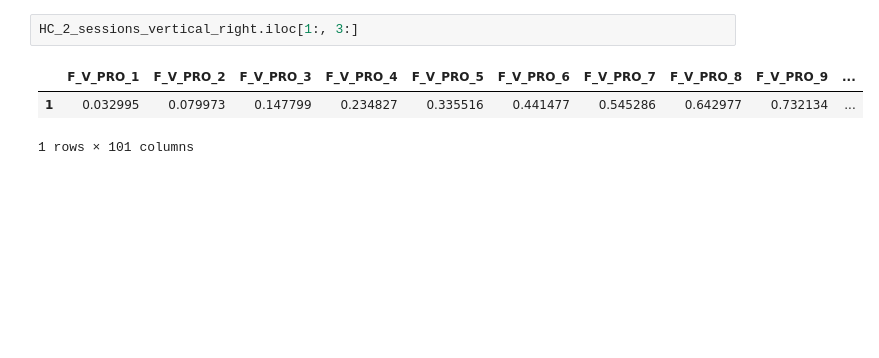
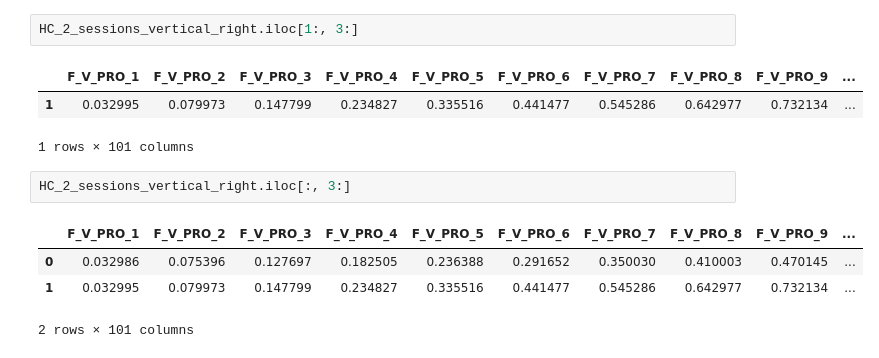
Before and after one commit to bernatsort/Therapy-Progress-Gait-Prediction, a Jupyter notebook: code.ipynb, the cells around one changed output. Drawn from its saved outputs; the diff is of its cells as text; blank space fills up the shorter version.

```diff
--- a/code.ipynb
+++ b/code.ipynb
@@ -1583,6 +1590,13 @@ HC_2_sessions_vertical_right.iloc[1:, 3:]
 |  | F_V_PRO_1 | F_V_PRO_2 | F_V_PRO_3 | F_V_PRO_4 | F_V_PRO_5 | F_V_PRO_6 | F_V_PRO_7 | F_V_PRO_8 | F_V_PRO_9 | ... |
 | 1 | 0.032995 | 0.079973 | 0.147799 | 0.234827 | 0.335516 | 0.441477 | 0.545286 | 0.642977 | 0.732134 | ... |
 1 rows × 101 columns
+# %%
+HC_2_sessions_vertical_right.iloc[:, 3:]
+# %% [output]
+|  | F_V_PRO_1 | F_V_PRO_2 | F_V_PRO_3 | F_V_PRO_4 | F_V_PRO_5 | F_V_PRO_6 | F_V_PRO_7 | F_V_PRO_8 | F_V_PRO_9 | ... |
+| 0 | 0.032986 | 0.075396 | 0.127697 | 0.182505 | 0.236388 | 0.291652 | 0.350030 | 0.410003 | 0.470145 | ... |
+| 1 | 0.032995 | 0.079973 | 0.147799 | 0.234827 | 0.335516 | 0.441477 | 0.545286 | 0.642977 | 0.732134 | ... |
+2 rows × 101 columns
 # %%
 x_axis = [str(num) for num in range(101)]
 y_values = HC_2_sessions_vertical_right.iloc[1:, 3:].values.flatten().tolist()
```
Also changed, not shown: parts of 3 cells of this notebook.
